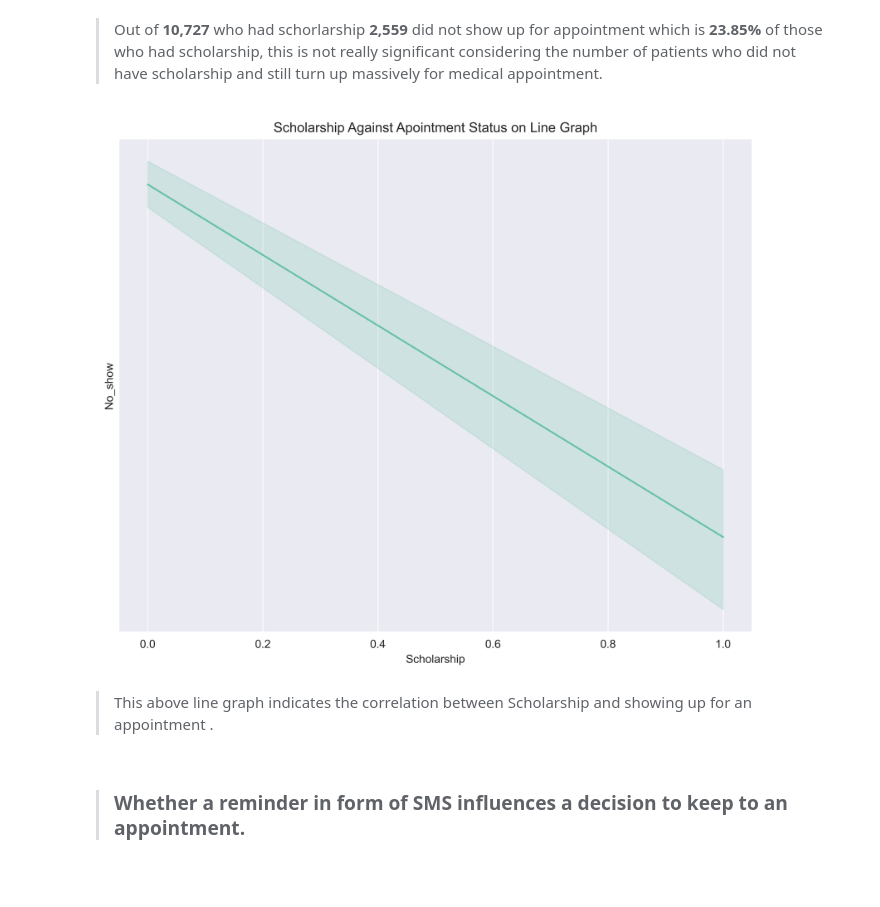
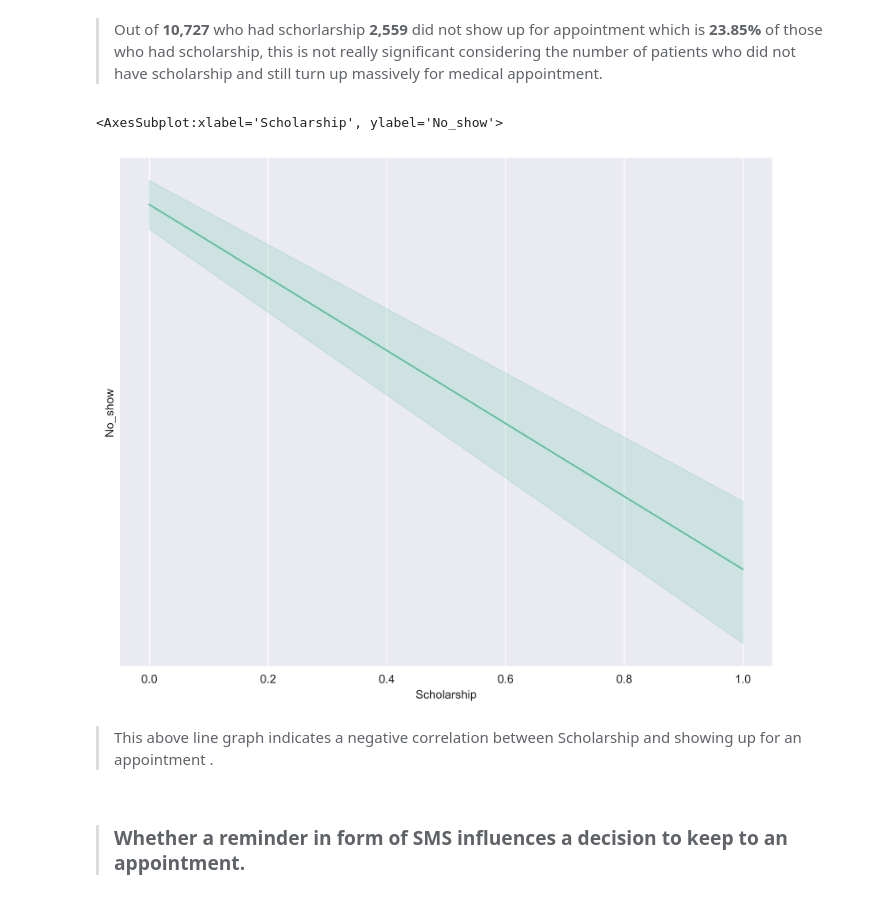
Before and after one commit to thetundedoherty/Investigation-on-medical-appointment-records-in-Brazil, a Jupyter notebook: Investigation on medical appointment records in Brazil .ipynb, the cells around one changed output. Cells and saved outputs as stored; diff of their text form; code cells hidden in the pictures.

```diff
--- a/Investigation on medical appointment records in Brazil .ipynb
+++ b/Investigation on medical appointment records in Brazil .ipynb
@@ -543,12 +537,12 @@ draw_count_plot(df_clean.Scholarship, df_clean.No_show, 'Appointment Rate In Rel
 # %%
 # plotting a line graph to indicate the relationship between Schorlarship status and No_show
 plt.figure(figsize = (10, 8), dpi = 600)
-ax = sns.lineplot(x='Scholarship', y='No_show', data= df_clean)
-ax.set_title('Scholarship Against Apointment Status on Line Graph');
+sns.lineplot(x='Scholarship', y='No_show', data= df_clean)
 # %% [output]
+<AxesSubplot:xlabel='Scholarship', ylabel='No_show'>
-[figure, old version]
+[figure, new version]
 # %% [markdown]
-> This above line graph indicates the correlation between Scholarship and showing up for an appointment .
+> This above line graph indicates a negative correlation between Scholarship and showing up for an appointment .
 # %% [markdown]
 > ### Whether a reminder in form of SMS influences a decision to keep to an appointment.
 # %%
```
Also changed, not shown: parts of 22 cells of this notebook.
